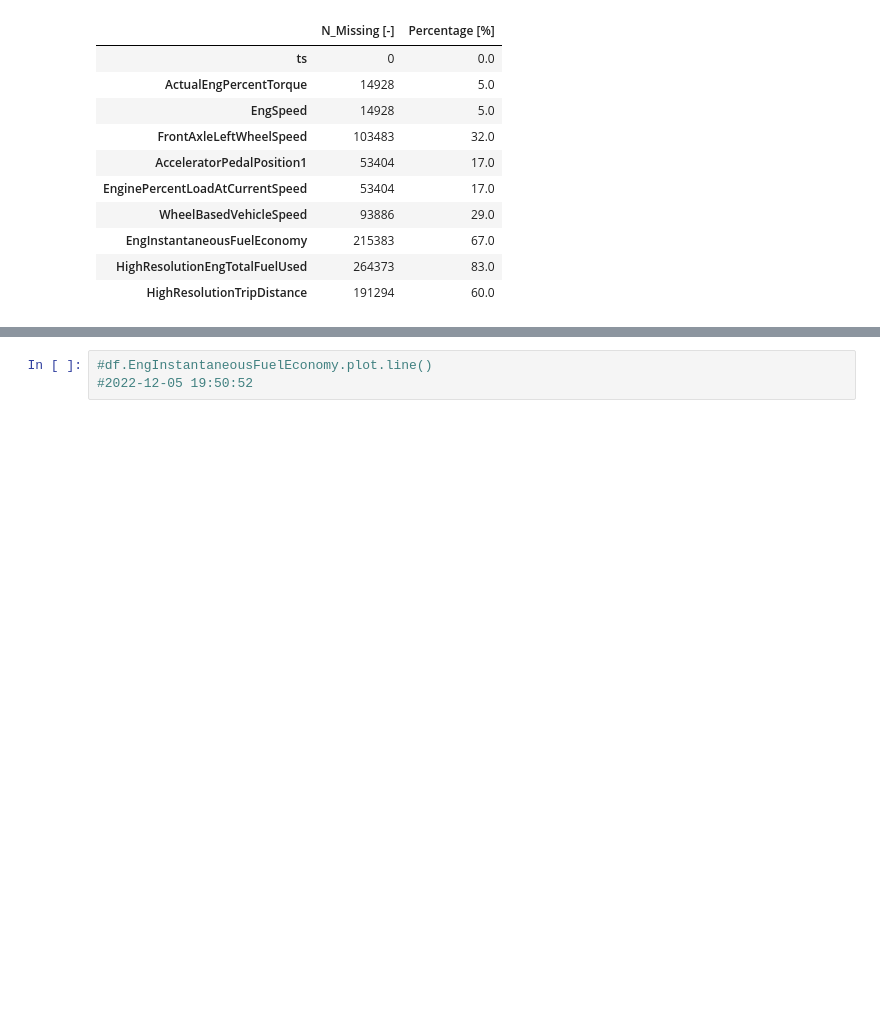
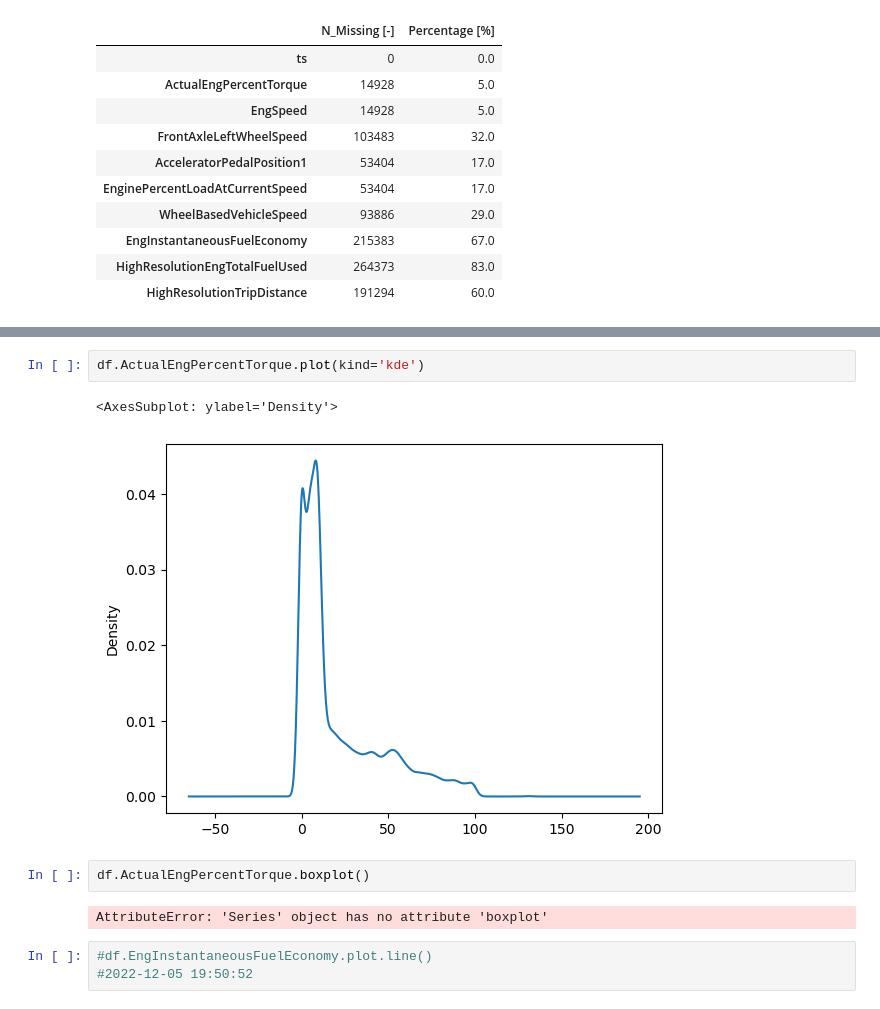
Before and after one commit to piotr-druzdzel/Semi-Supervised-Regression-with-Bus-Data, a Jupyter notebook: main.ipynb, the cells around one changed output, grey strips where cells are left out. Cells and saved outputs as stored; diff of their text form; blank space fills up the shorter version.

```diff
--- a/main.ipynb
+++ b/main.ipynb
@@ -80,3 +103,12 @@ missing_df
+# %%
+df.ActualEngPercentTorque.plot(kind='kde')
+# %% [output]
+<AxesSubplot: ylabel='Density'>
+[figure, added]
+# %%
+df.ActualEngPercentTorque.boxplot()
+# %% [output]
+AttributeError: 'Series' object has no attribute 'boxplot'
 # %%
 #df.EngInstantaneousFuelEconomy.plot.line()
 #2022-12-05 19:50:52
```
Also changed, not shown: parts of 7 cells of this notebook.
